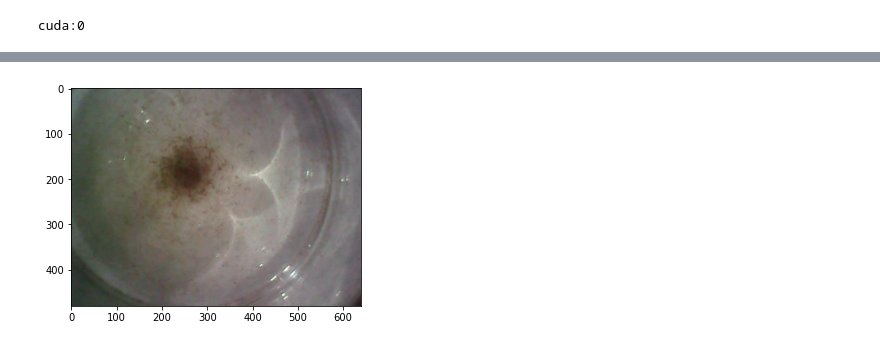
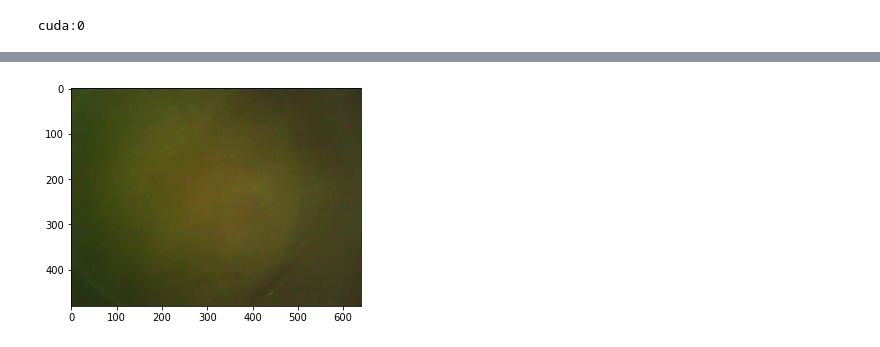
Before and after one commit to rammafitra/PyTorch_Model_DeepLearning_scratch, a Jupyter notebook: CNN_Multi_Classification_Water_Turbidity.ipynb, the cells around one changed output, grey strips where cells are left out. Cells and saved outputs as stored; diff of their text form; code cells hidden in the pictures.

```diff
--- a/CNN_Multi_Classification_Water_Turbidity.ipynb
+++ b/CNN_Multi_Classification_Water_Turbidity.ipynb
@@ -256,11 +258,12 @@ test loss 0.0
 test accuracy 1.0
 # %%
-imagepath = '/content/test_turbidity/low_turbidity/low_turbidity501.jpg'
+imagepath = '/content/test_turbidity/low_turbidity/high_turbidity500.jpg'
+# imagepath = '/content/test1.jpeg'
 image_test = Image.open(imagepath)
 plt.imshow(image_test)
 plt.show()
 # %% [output]
-[figure, old version]
+[figure, new version]
 # %%
 image_transformed = test_transform(image_test)
 image_transformed = image_transformed.unsqueeze(0).to(device)
```
Also changed, not shown: parts of 16 cells of this notebook.
